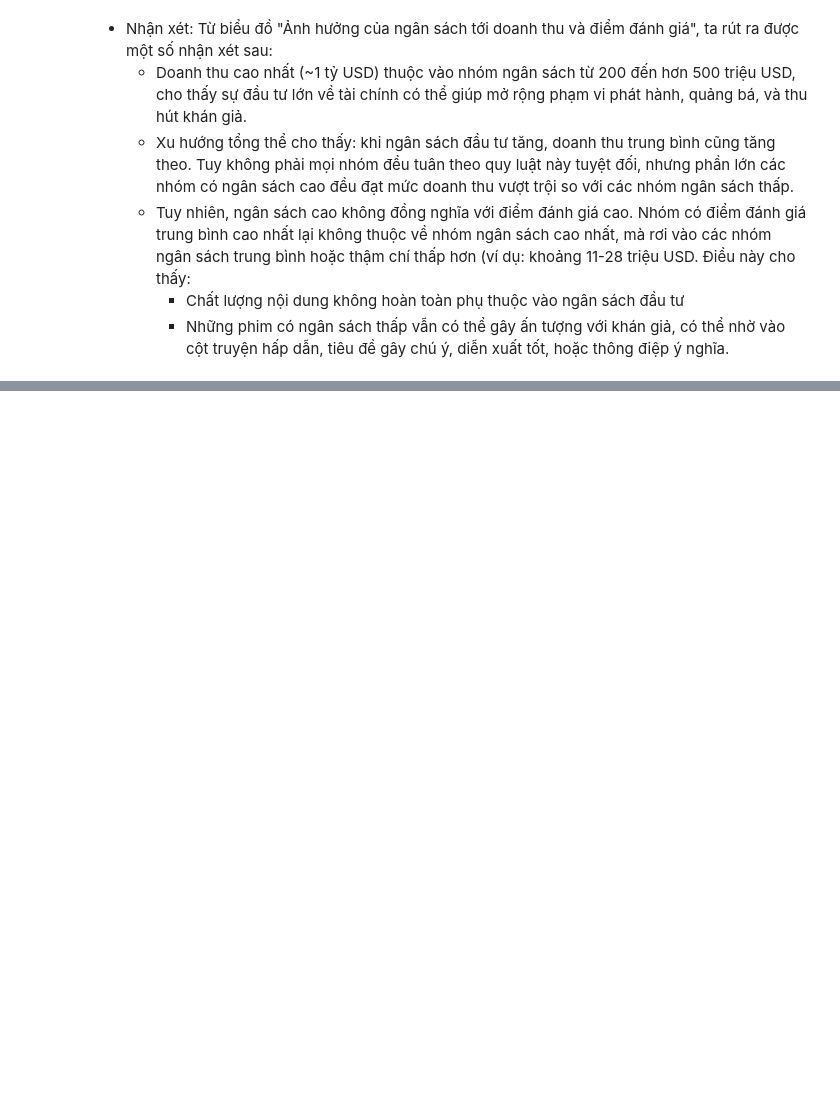
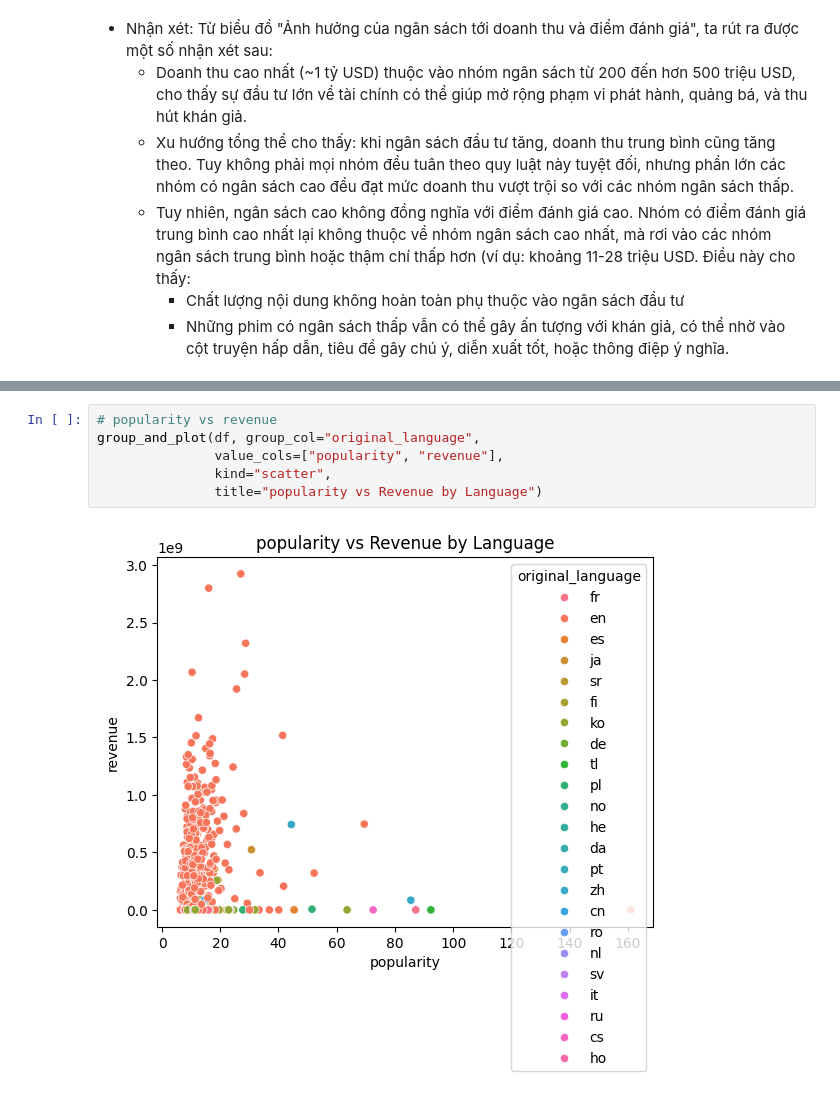
Before and after one commit to nhnghia214/Vietnam-Movies-Analysis-2009-2023, a Jupyter notebook: notebooks/exploratory_sample.ipynb, the cells around one changed output, grey strips where cells are left out. Saved outputs shown, nothing was run; the diff lists cells and outputs as text; blank space fills up the shorter version.

```diff
--- a/notebooks/exploratory_sample.ipynb
+++ b/notebooks/exploratory_sample.ipynb
@@ -304,0 +503,8 @@ plt.show()
+# %%
+# popularity vs revenue
+group_and_plot(df, group_col="original_language",
+               value_cols=["popularity", "revenue"],
+               kind="scatter",
+               title="popularity vs Revenue by Language")
+# %% [output]
+[figure, added]
```
Also changed, not shown: parts of 25 cells of this notebook, 3 other files.
